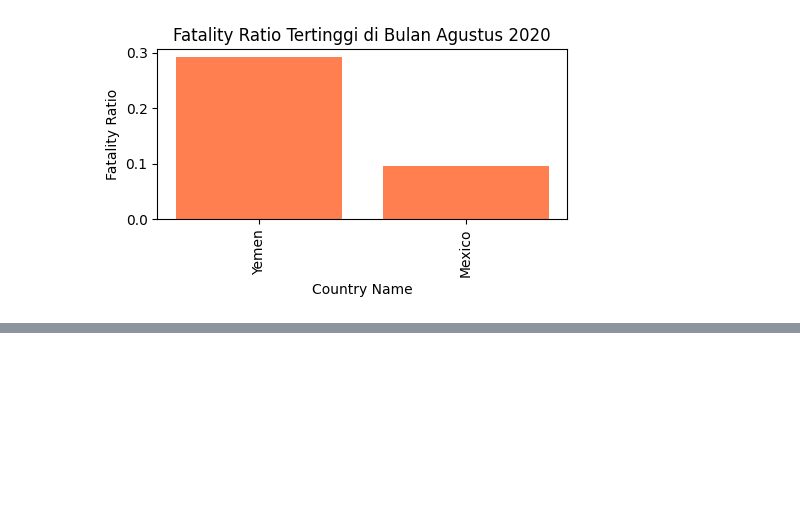
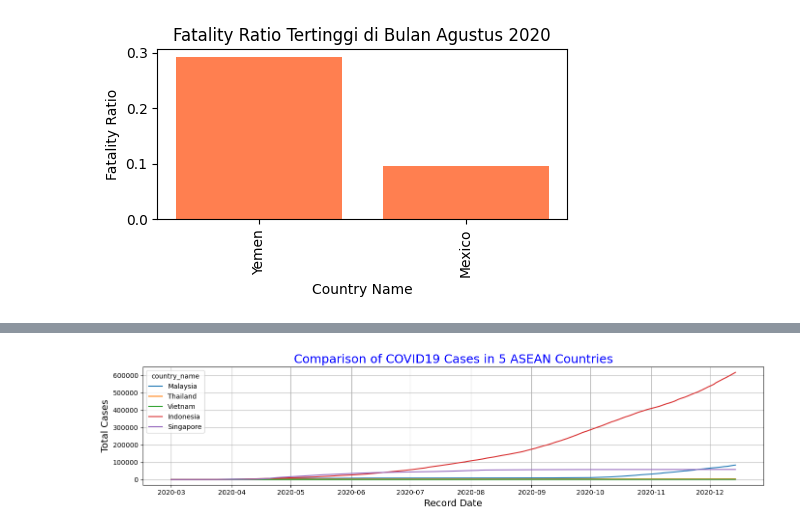
Before and after one commit to syauqidamario/dqlab, a Jupyter notebook: COVID_19_Data_Analysis.ipynb, the cells around one changed output, grey strips where cells are left out. Drawn from its saved outputs; the diff is of its cells as text; code cells hidden in the pictures; blank space fills up the shorter version.

Commit message:
Finished data analysis

```diff
--- a/COVID_19_Data_Analysis.ipynb
+++ b/COVID_19_Data_Analysis.ipynb
@@ -238,0 +266,12 @@ plt.show()
+# %%
+# Mengidentifikasi kapan kasus COVID-19 pertama di ASEAN terjadi
+asean_country_id = ["ID", "MY", "SG", "TH", "VN"]
+filter_list = [(df_covid_denormalized["geo_id"]==country_id).to_numpy() for country_id in asean_country_id]
+filter_array = np.column_stack(filter_list).sum(axis=1, dtype="bool")
+df_covid_denormalized_asean = df_covid_denormalized[filter_array].sort_index()
+
+print("The first case popped up in each of 5 ASEAN countries:")
+for country_id in asean_country_id:
+    asean_country = df_covid_denormalized_asean[df_covid_denormalized_asean["geo_id"]==country_id]
+    first_case = asean_country[asean_country["confirmed_cases"]>0][["confirmed_cases","geo_id","country_name"]]
+    print(first_case.head(1))
@@ -238,0 +295,25 @@ plt.show()
+# %%
+# Visualisasi kasus COVID-19 di Indonesia
+asean_country_id = ["ID", "MY", "SG", "TH", "VN"]
+filter_list = [(df_covid_denormalized["geo_id"]==country_id).to_numpy() for country_id in asean_country_id]
+filter_array = np.column_stack(filter_list).sum(axis=1, dtype="bool")
+df_covid_denormalized_asean = df_covid_denormalized[filter_array].sort_index()
+
+df_covid_denormalized_asean_march_onward = df_covid_denormalized_asean[df_covid_denormalized_asean.index>="2020-03-01"]
+
+
+import matplotlib.pyplot as plt
+import seaborn as sns
+plt.figure(figsize=(14,3.5))
+sns.lineplot(data=df_covid_denormalized_asean_march_onward,
+x=df_covid_denormalized_asean_march_onward.index,
+y="confirmed_cases",
+hue="country_name",)
+plt.xlabel('Record Date', fontsize=14)
+plt.ylabel('Total Cases', fontsize=14)
+plt.title('Comparison of COVID19 Cases in 5 ASEAN Countries', color="b", fontsize=18)
+plt.grid()
+plt.tight_layout()
+plt.show()
+# %% [output]
+[figure, added]
```
Also changed, not shown: parts of 6 cells of this notebook.
